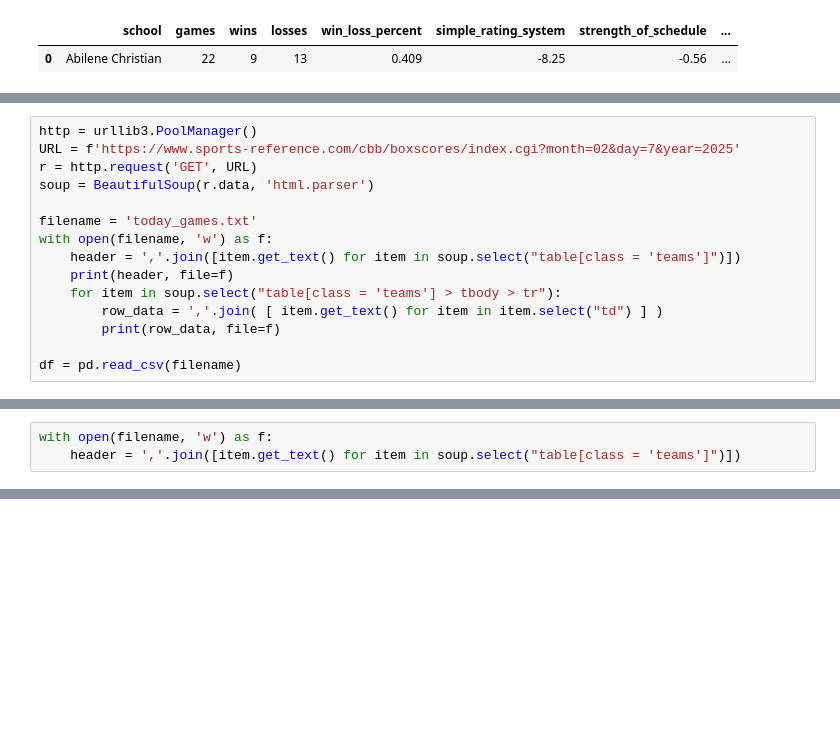
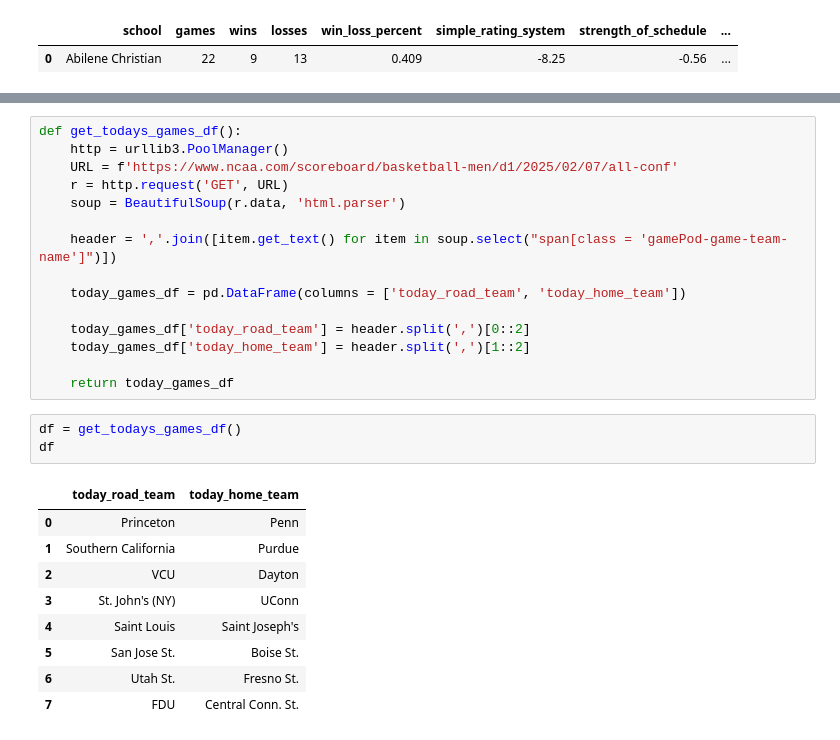
Before and after one commit to ncantle/cbb_prediction, a Jupyter notebook: cbb_eda.ipynb, the cells around one changed output, grey strips where cells are left out. Cells and saved outputs as stored; diff of their text form; blank space fills up the shorter version.

Commit message:
adding in get_today_games function

```diff
--- a/cbb_eda.ipynb
+++ b/cbb_eda.ipynb
@@ -204,15 +161,0 @@ df
-# %%
-http = urllib3.PoolManager()
-URL = f'https://www.sports-reference.com/cbb/boxscores/index.cgi?month=02&day=7&year=2025'
-r = http.request('GET', URL)
-soup = BeautifulSoup(r.data, 'html.parser')
-
-filename = 'today_games.txt'
-with open(filename, 'w') as f:
-    header = ','.join([item.get_text() for item in soup.select("table[class = 'teams']")])
-    print(header, file=f)
-    for item in soup.select("table[class = 'teams'] > tbody > tr"):
-        row_data = ','.join( [ item.get_text() for item in item.select("td") ] )
-        print(row_data, file=f)
-
-df = pd.read_csv(filename)
@@ -221,3 +161,0 @@ ParserError: Error tokenizing data. C error: Expected 1 fields in line 17, saw 2
-# %%
-with open(filename, 'w') as f:
-    header = ','.join([item.get_text() for item in soup.select("table[class = 'teams']")])
@@ -229,0 +204,28 @@ header.replace('\n','').split(',')[0].replace('\xa0','')
+# %%
+def get_todays_games_df():
+    http = urllib3.PoolManager()
+    URL = f'https://www.ncaa.com/scoreboard/basketball-men/d1/2025/02/07/all-conf'
+    r = http.request('GET', URL)
+    soup = BeautifulSoup(r.data, 'html.parser')
+
+    header = ','.join([item.get_text() for item in soup.select("span[class = 'gamePod-game-team-name']")])
+
+    today_games_df = pd.DataFrame(columns = ['today_road_team', 'today_home_team'])
+
+    today_games_df['today_road_team'] = header.split(',')[0::2]
+    today_games_df['today_home_team'] = header.split(',')[1::2]
+
+    return today_games_df
+# %%
+df = get_todays_games_df()
+df
+# %% [output]
+|  | today_road_team | today_home_team |
+| 0 | Princeton | Penn |
+| 1 | Southern California | Purdue |
+| 2 | VCU | Dayton |
+| 3 | St. John's (NY) | UConn |
+| 4 | Saint Louis | Saint Joseph's |
+| 5 | San Jose St. | Boise St. |
+| 6 | Utah St. | Fresno St. |
+| 7 | FDU | Central Conn. St. |
```
Also changed, not shown: parts of 7 cells of this notebook, 2 other files.
